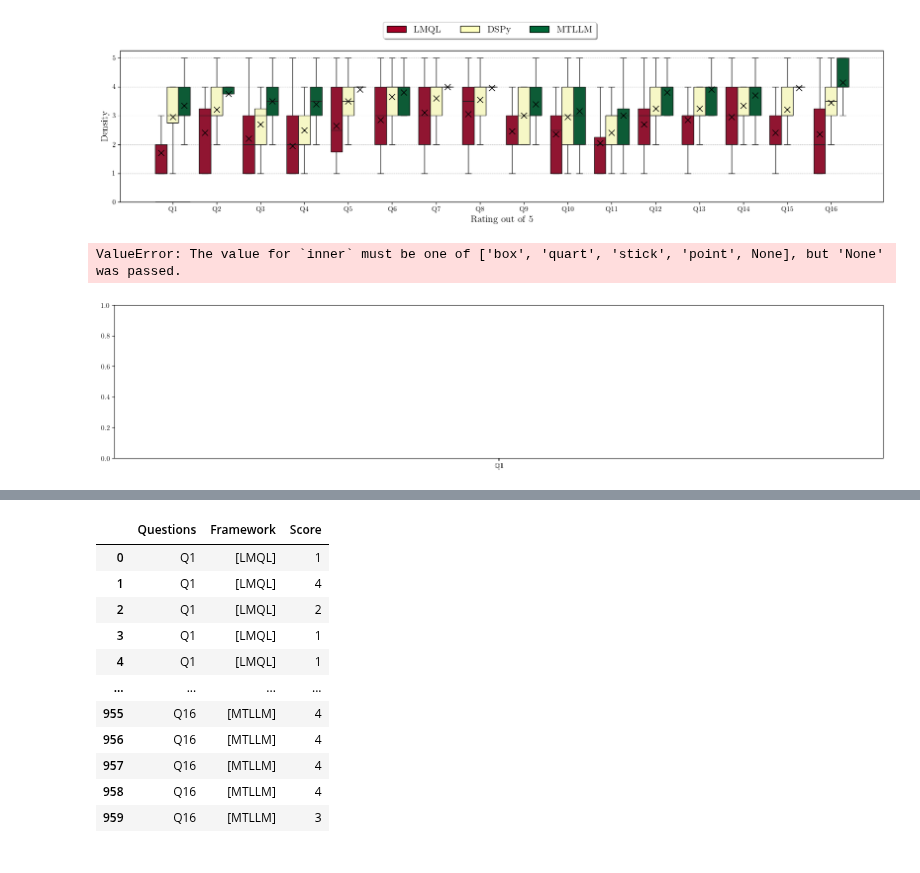
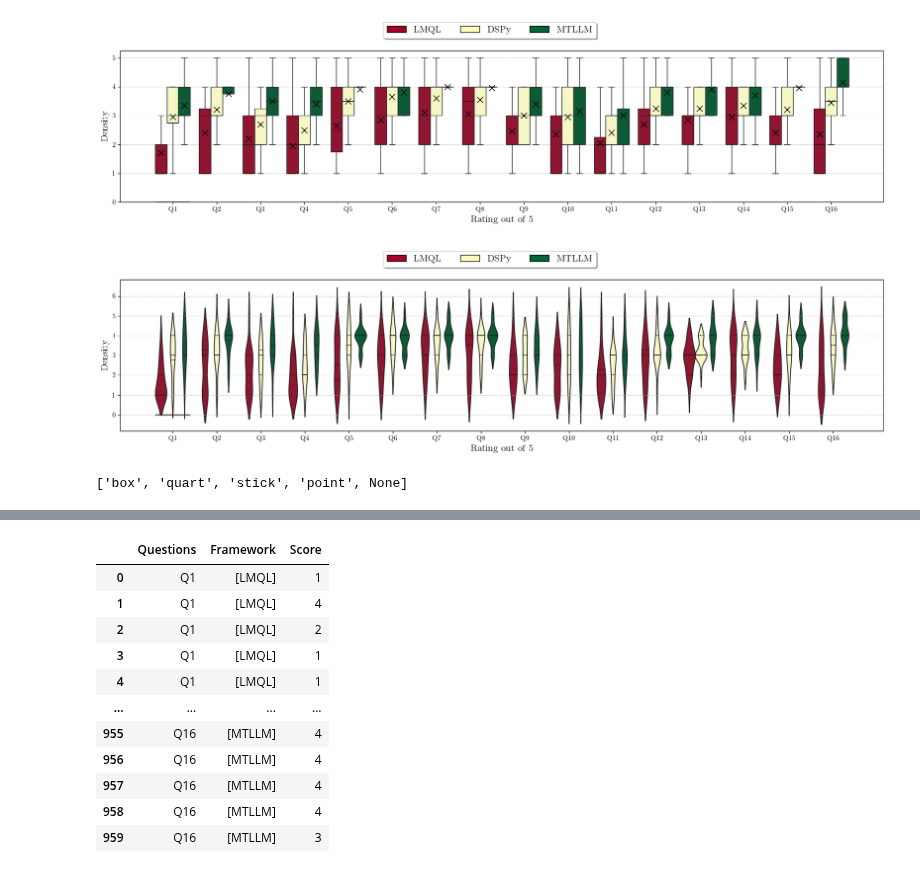
Before and after one commit to Jaseci-Labs/mtllm-evaluation, a Jupyter notebook: usabiity study/data.ipynb, the cells around one changed output, grey strips where cells are left out. Cells and saved outputs as stored; diff of their text form; code cells hidden in the pictures.

```diff
--- a/usabiity study/data.ipynb
+++ b/usabiity study/data.ipynb
@@ -259,33 +259,34 @@ fig, ax = plt.subplots(figsize=(20, 4))
 
 colors = [plt.cm.RdYlGn(0.0), plt.cm.RdYlGn(0.5), plt.cm.RdYlGn(1.0)]
 
-boxplot = sns.violinplot(data=data_set, x='Questions',y ='Score',hue='Framework',  palette = colors,ax=ax, inner=None)
+boxplot = sns.violinplot(data=data_set, x='Questions',y ='Score',hue='Framework',  palette = colors,ax=ax, inner='quart')
 
 for artist in boxplot.artists:
     artist.set_edgecolor('black')
     artist.set_facecolor('white')
 
 # for line in boxplot.lines:
 #     line.set_alpha(0)
 ax.legend().remove()
 # axes[i,j].set_xlabel('')
 # axes[i,j].set_ylabel('')
 # axes[i,j].set_title('Q'+str(k))
 # ax.set_ylim(0.8,5.2)
 ax.grid(axis='y',linestyle='--', linewidth=0.5)
 ax.set_xlabel('Rating out of 5', fontsize=14)
 ax.set_ylabel('Density', fontsize=14)
         # legend = axes[i].get_legend()
         # print(legend.legend_handles)
         # plt.legend(legend.legend_handles, ['DSPy','LMQL', 'MTLLM'], title='Framework', loc='upper right')
         # plt.tight_layout()
 # fig.text(0.09, 0.5, r"\textbf{Participant Density}", ha='center', va='center', rotation='vertical', fontsize=14)
 # fig.text(0.5, 0.08, r'\textbf{Score} (1-5)', ha='center', va='center', fontsize=14)
 frameworks = ['LMQL', 'DSPy', 'MTLLM']
 legend_handles = [plt.bar([0], [0], color=colors[i], lw=1, edgecolor='black') for i in range(len(frameworks))]
 fig.legend(legend_handles,frameworks,loc='upper center',shadow=True, fontsize=14, bbox_to_anchor=(0.5, 1.05), ncol=3)
 plt.savefig('user_study_questionnaire_distribution.png', dpi=300, bbox_inches='tight')
 plt.show()
+['box', 'quart', 'stick', 'point', None]
 # %% [output]
+[figure, new version]
-ValueError: The value for `inner` must be one of ['box', 'quart', 'stick', 'point', None], but 'None' was passed.
+['box', 'quart', 'stick', 'point', None]
-[figure, old version]
```
Also changed, not shown: parts of 1 cell of this notebook.
